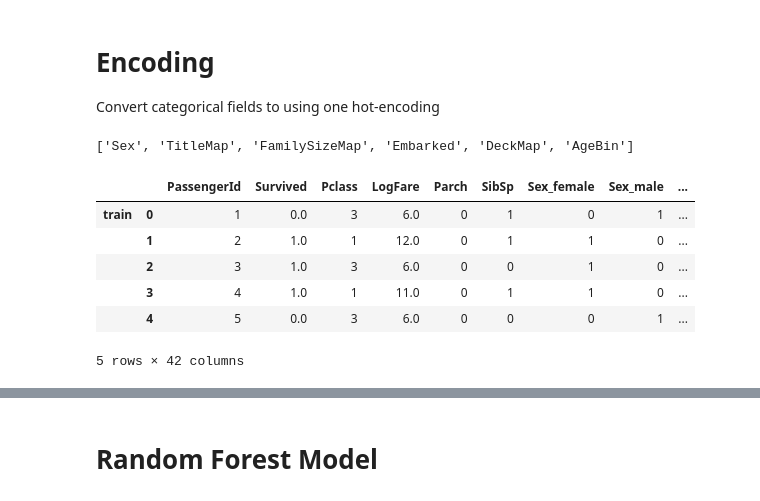
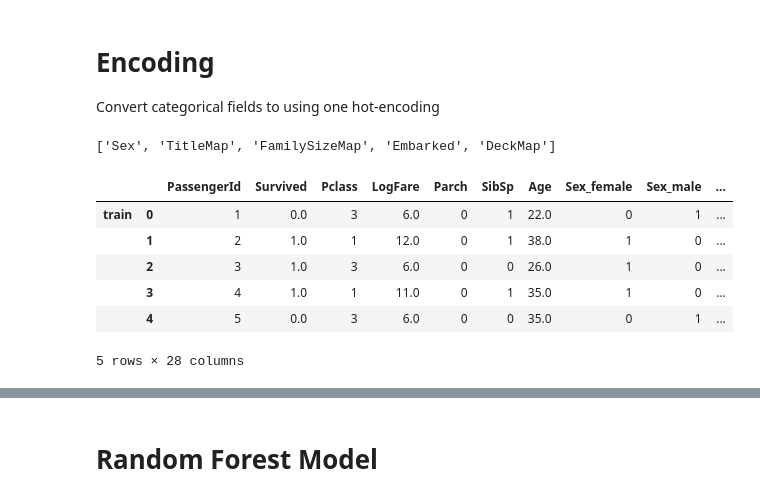
Before and after one commit to timothy-holmes/data-science, a Jupyter notebook: titanic-survival-model.ipynb, the cells around one changed output, grey strips where cells are left out. Cells and saved outputs as stored; diff of their text form; code cells hidden in the pictures.

```diff
--- a/titanic-survival-model.ipynb
+++ b/titanic-survival-model.ipynb
@@ -273,7 +273,7 @@ if comb_data['Age'].isna().any():
 
 print(comb_data['Age'].isna().any())
 
-comb_data['AgeBin'] = pd.cut(comb_data['Age'], bins=15, labels=None)
+# comb_data['AgeBin'] = pd.cut(comb_data['Age'], bins=15, labels=None)
 # %% [output]
 Pclass  Sex     TitleMap    FamilySizeMap
 1       female  Miss        Alone            32.00
@@ -311,21 +311,21 @@ dtype: int64
 
 Convert categorical fields to using one hot-encoding
 # %%
-data = comb_data[['PassengerId','Survived','Pclass','Sex','AgeBin','LogFare','TitleMap','FamilySizeMap','Embarked','DeckMap','Parch','SibSp']]
-category_cols = [col for col in data.columns if data[col].dtype == object] + ['AgeBin']
+data = comb_data[['PassengerId','Survived','Pclass','Sex','LogFare','TitleMap','FamilySizeMap','Embarked','DeckMap','Parch','SibSp','Age']]
+category_cols = [col for col in data.columns if data[col].dtype == object]
 print(category_cols)
 encoded_columns = pd.get_dummies(data[category_cols],prefix=category_cols,columns=category_cols)
 data = data.join(encoded_columns).drop(category_cols, axis=1)
 data.head()
 # %% [output]
-['Sex', 'TitleMap', 'FamilySizeMap', 'Embarked', 'DeckMap', 'AgeBin']
+['Sex', 'TitleMap', 'FamilySizeMap', 'Embarked', 'DeckMap']
-|  |  | PassengerId | Survived | Pclass | LogFare | Parch | SibSp | Sex_female | Sex_male | ... |
-| train | 0 | 1 | 0.0 | 3 | 6.0 | 0 | 1 | 0 | 1 | ... |
-|  | 1 | 2 | 1.0 | 1 | 12.0 | 0 | 1 | 1 | 0 | ... |
-|  | 2 | 3 | 1.0 | 3 | 6.0 | 0 | 0 | 1 | 0 | ... |
-|  | 3 | 4 | 1.0 | 1 | 11.0 | 0 | 1 | 1 | 0 | ... |
-|  | 4 | 5 | 0.0 | 3 | 6.0 | 0 | 0 | 0 | 1 | ... |
+|  |  | PassengerId | Survived | Pclass | LogFare | Parch | SibSp | Age | Sex_female | Sex_male | ... |
+| train | 0 | 1 | 0.0 | 3 | 6.0 | 0 | 1 | 22.0 | 0 | 1 | ... |
+|  | 1 | 2 | 1.0 | 1 | 12.0 | 0 | 1 | 38.0 | 1 | 0 | ... |
+|  | 2 | 3 | 1.0 | 3 | 6.0 | 0 | 0 | 26.0 | 1 | 0 | ... |
+|  | 3 | 4 | 1.0 | 1 | 11.0 | 0 | 1 | 35.0 | 1 | 0 | ... |
+|  | 4 | 5 | 0.0 | 3 | 6.0 | 0 | 0 | 35.0 | 0 | 1 | ... |
-5 rows × 42 columns
+5 rows × 28 columns
 # %%
 train_data = data.loc['train',:]
 test_data = data.loc['test',:]
```
Also changed, not shown: parts of 3 cells of this notebook.
